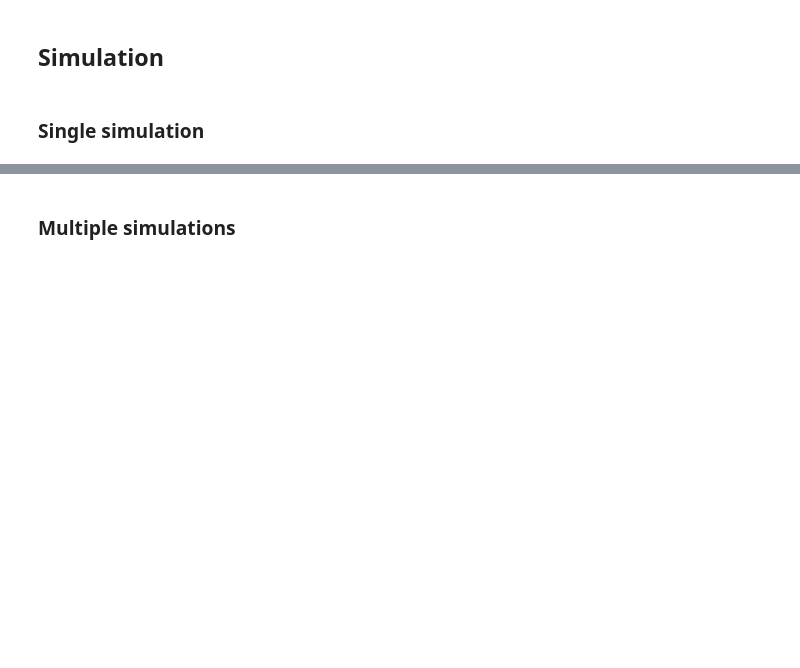
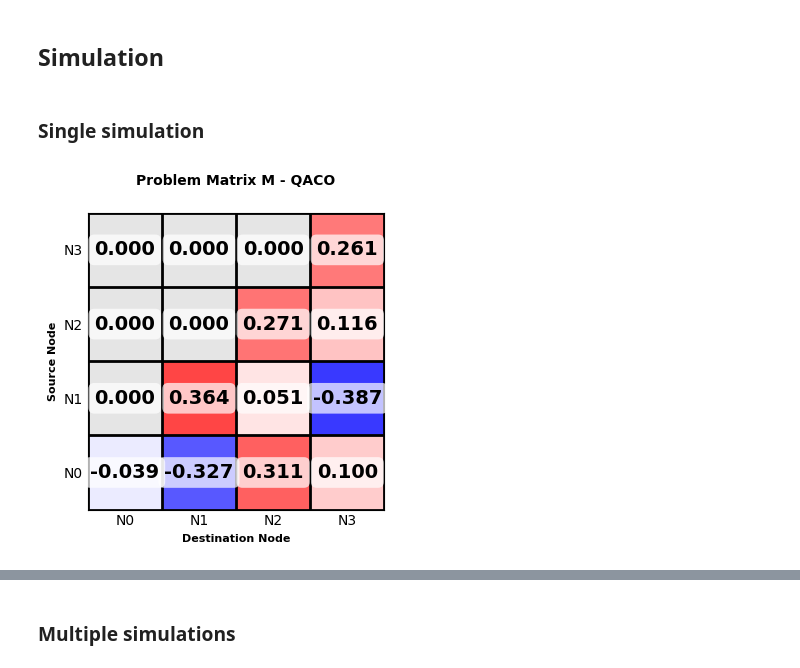
Before and after one commit to QuantumAlbe/QACO_implementation, a Jupyter notebook: QACO_algorithm/QACO_constrained.ipynb, the cells around one changed output, grey strips where cells are left out. Drawn from its saved outputs; the diff is of its cells as text; code cells hidden in the pictures; blank space fills up the shorter version.

```diff
--- a/QACO_algorithm/QACO_constrained.ipynb
+++ b/QACO_algorithm/QACO_constrained.ipynb
@@ -338,6 +407,9 @@ def multiple_runs(M, X, n_runs, m, constrained=True):
 ### **Single simulation**
 # %%
 M = load_trial_matrix(problem_matrix)
+plot_matrix(M, "Problem Matrix M - QACO")
+# %% [output]
+[figure, added]
 # %%
 qaco_run_main(M, 1, constrained=True, beta_e0=0.13, seed=None, backend_shots=1024, verbose=False)
 # %% [output]
```
Also changed, not shown: parts of 13 cells of this notebook.
